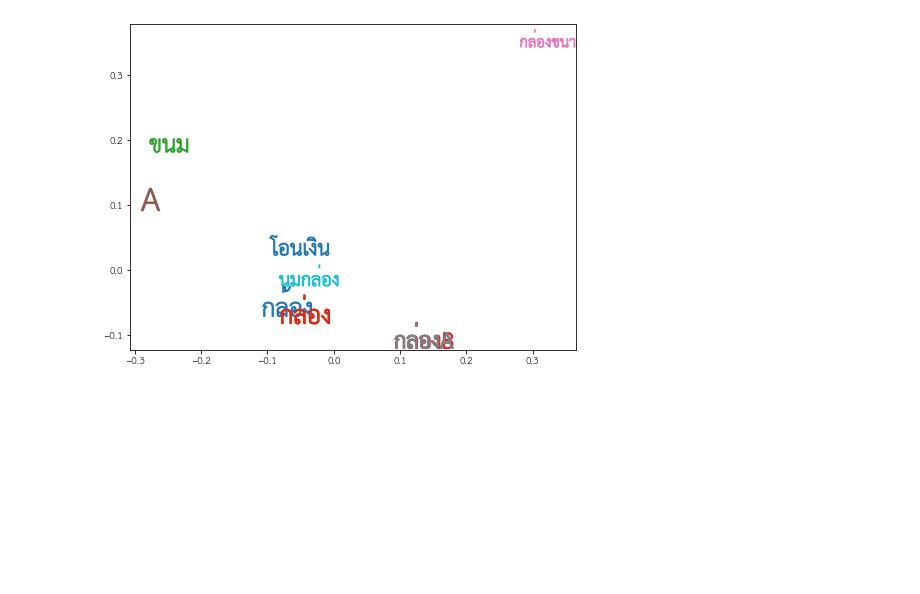
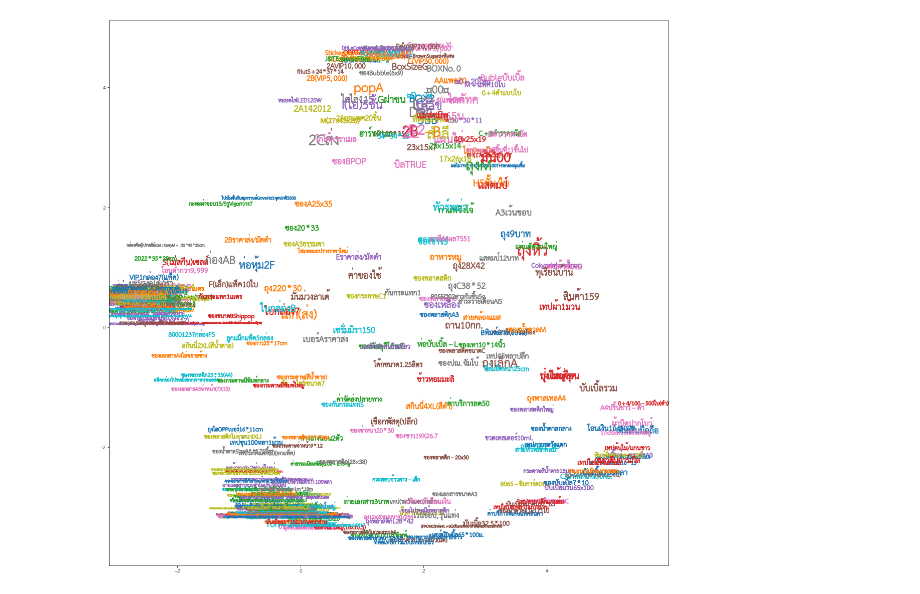
Before and after one commit to benzerer/chars2vec, a Jupyter notebook: test.ipynb, the cells around one changed output. Saved outputs shown, nothing was run; the diff lists cells and outputs as text; code cells hidden in the pictures; blank space fills up the shorter version.

Commit message:
update (training with dataset)

```diff
--- a/test.ipynb
+++ b/test.ipynb
@@ -24,3 +29,16 @@ mpl.rc('mathtext', it='TH Sarabun New')
 mpl.rc('mathtext', rm='TH Sarabun New')
 mpl.rc('mathtext', sf='TH Sarabun New')
 mpl.rc('mathtext', tt='TH Sarabun New')
+# %%
+with open('/content/[2022-10-20] p0s_items.csv', 'r') as f:
+  txts = f.readlines()
+
+def clean_word (word):
+  return (
+      word
+      .replace("\"", "")
+      .replace("\\", "")
+      .strip()
+  )
+txts = [word.replace("\"", "").strip() for word in txts[1:] if len(word) < 150]
+txts = [word for word in txts if len(word) > 1]
@@ -26,0 +51,3 @@ mpl.rc('mathtext', tt='TH Sarabun New')
+# %%
+col_a = np.random.choice(txts, 500)
+col_b = np.random.choice(txts, 500)
@@ -31,18 +88,14 @@ dim = 100
 # ใช้ save / load model
 path = '/content/mod'
 
-# ทดสอบ pair
-X_train = [('โอนเงิน', 'กล่อง'),
-           ('กล่อง A', 'กล่อง B'),
-           ('กล่อง A', 'A'),
-           ('กล่องขนาด A', 'กล่อง A'),
-           ('กล่อง', 'นมกล่อง'),
-           ('กล้อง', 'กล่อง'),
-           ('ขนม', 'กล่อง')
-          ]
+X_train = (
+    df[['a', 'b']]
+    .apply((lambda x: (x.a, x.b)), axis=1)
+    .tolist()
+    )
 
 # คำที่เป็นสิ่งเดียวกัน ให้คะแนน 1 ต่างกันให้ 0
-y_train = [0, 1, 1, 1, 0, 0, 0]
+y_train = df.score.tolist()
 
 # Bag of characters
 model_chars = list(set(
@@ -66,7 +119,7 @@ chars2vec.save_model(my_c2v_model, path)
 c2v_model = chars2vec.load_model(path)
 
 # Try to create embeddings
-words = [word for tup in X_train for word in tup]
+words = col_a
 word_embeddings = c2v_model.vectorize_words(words)
 
 # PCA เนื่องจากมี 100 dimension
@@ -97,6 +150,6 @@ Epoch 11/200
 # %%
 # ลอง Plot ดู
-f = plt.figure(figsize=(8, 6))
+f = plt.figure(figsize=(20, 20))
 
 for idx, ctx in enumerate(projection_2d):
     plt.scatter(ctx[0], ctx[1],
@@ -109,3 +176,3 @@ plt.show()
-[figure, old version]
+[figure, new version]
 # %%
 # ถ้า data เราอยะกว่านี้ เราจะจัดกลุ่มยังไงต่อ อาจจะลองอันนี้ --> https://scikit-learn.org/stable/modules/generated/sklearn.cluster.AgglomerativeClustering.html
```
Also changed, not shown: parts of 10 cells of this notebook.
